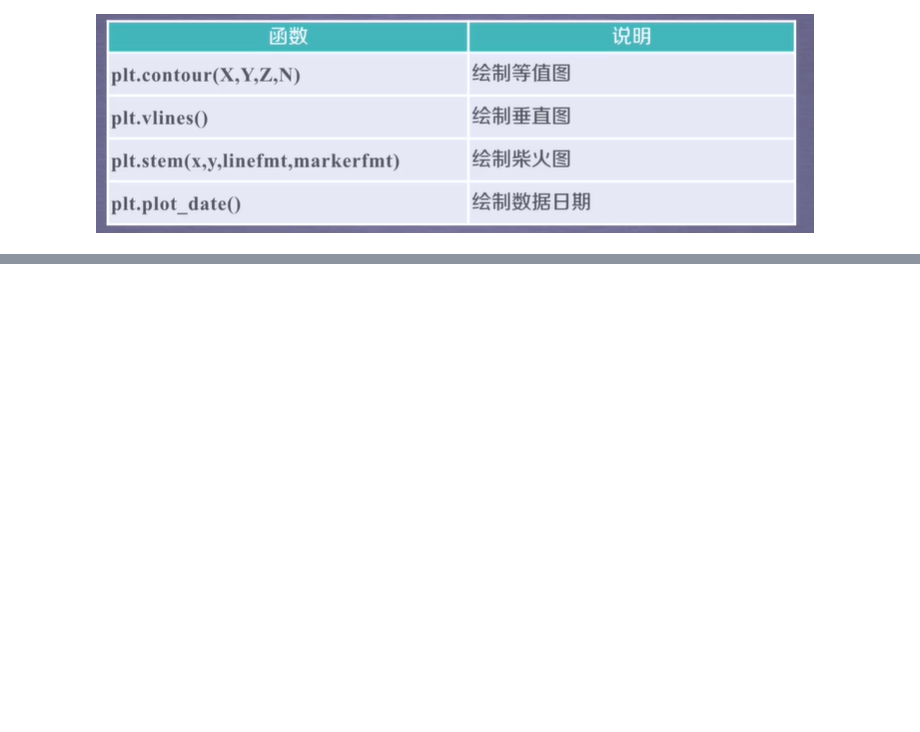
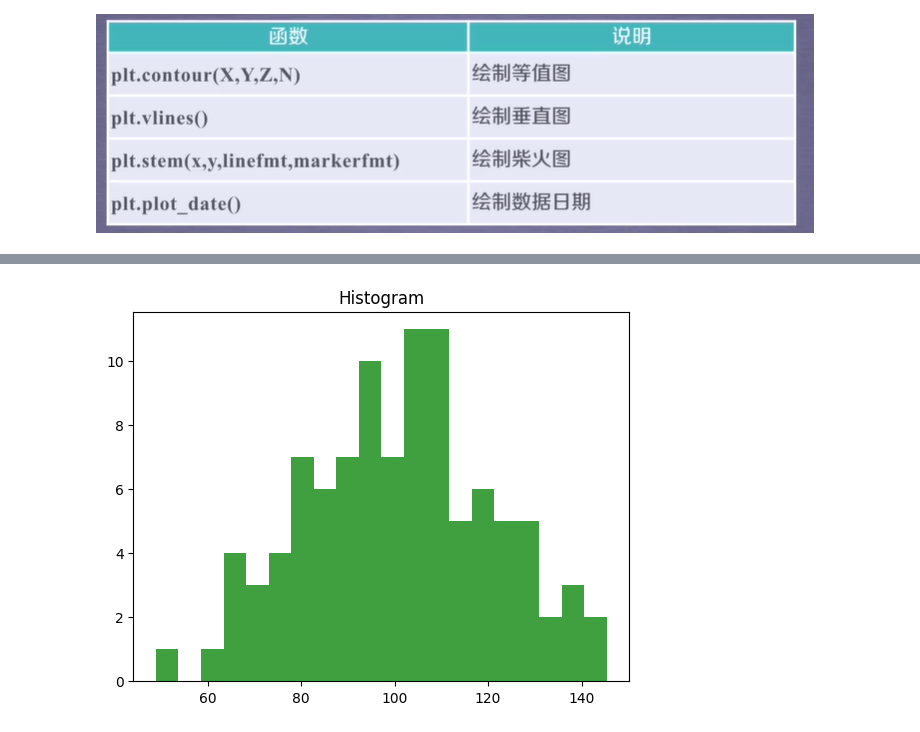
Before and after one commit to ylc-1124/DeepLearning_d2l, a Jupyter notebook: 2 预备知识/2.8 Matplotlib基础图表.ipynb, the cells around one changed output, grey strips where cells are left out. Drawn from its saved outputs; the diff is of its cells as text; code cells hidden in the pictures; blank space fills up the shorter version.

```diff
--- a/2 预备知识/2.8 Matplotlib基础图表.ipynb
+++ b/2 预备知识/2.8 Matplotlib基础图表.ipynb
@@ -4,0 +34,16 @@
+# %%
+np.random.seed(0)
+mu, sigma = 100, 20 #均值和标准差
+a = np.random.normal(mu, sigma, size=100)
+
+# 每个直方中包含了多少个原来数组a的元素，构成了直方的高度
+plt.hist(a,
+         20,  # bins: 直方的个数
+         histtype='stepfilled',
+         facecolor='green',
+         alpha=0.75)
+plt.title('Histogram')
+
+plt.show()
+# %% [output]
+[figure, added]
```
Also changed, not shown: parts of 11 cells of this notebook, 3 other files.
